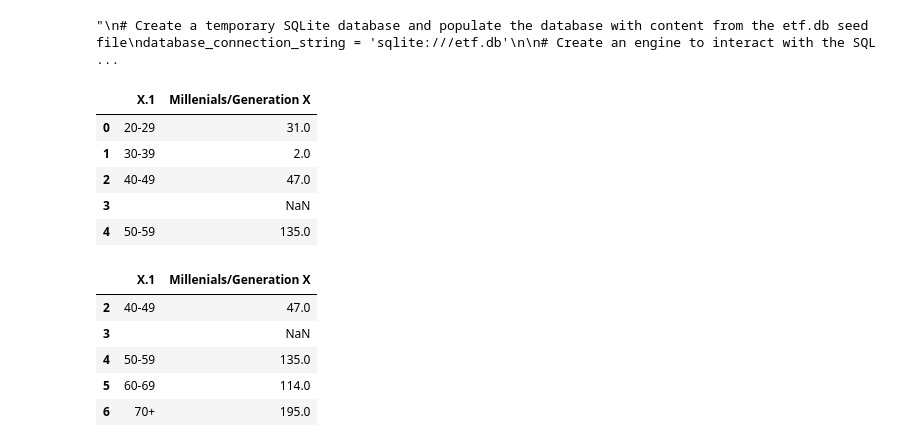
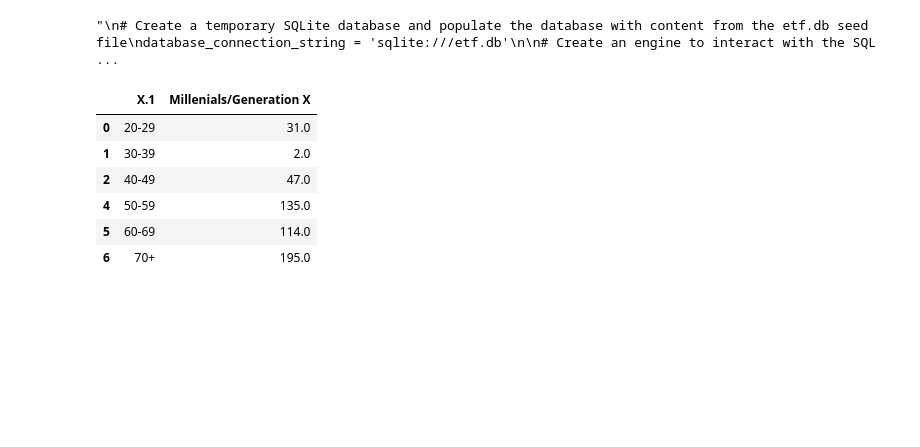
Before and after one commit to toniahurst/FinTech_Project_1, a Jupyter notebook: Project_1.ipynb, the cells around one changed output. Cells and saved outputs as stored; diff of their text form; code cells hidden in the pictures; blank space fills up the shorter version.

```diff
--- a/Project_1.ipynb
+++ b/Project_1.ipynb
@@ -26,21 +26,15 @@ engine.table_names()
 # %%
 # Slide 1
 slide_one_df = pd.read_csv(
-    Path("./Resources_Project_1/ZERO_-15z92.csv"),
+    Path("./Resources_Project_1/ONE_data-15z92.csv"),
 )
-slide_one_df.isnull().dropna()
-display(slide_one_df.head())
-display(slide_one_df.tail())
+slide_one_df = slide_one_df.dropna()
+display(slide_one_df.head(10))
 # %% [output]
 |  | X.1 | Millenials/Generation X |
 | 0 | 20-29 | 31.0 |
 | 1 | 30-39 | 2.0 |
 | 2 | 40-49 | 47.0 |
-| 3 |  | NaN |
 | 4 | 50-59 | 135.0 |
+| 5 | 60-69 | 114.0 |
+| 6 | 70+ | 195.0 |
-|  | X.1 | Millenials/Generation X |
-| 2 | 40-49 | 47.0 |
-| 3 |  | NaN |
-| 4 | 50-59 | 135.0 |
-| 5 | 60-69 | 114.0 |
-| 6 | 70+ | 195.0 |
```
Also changed, not shown: parts of 15 cells of this notebook, 12 other files.
